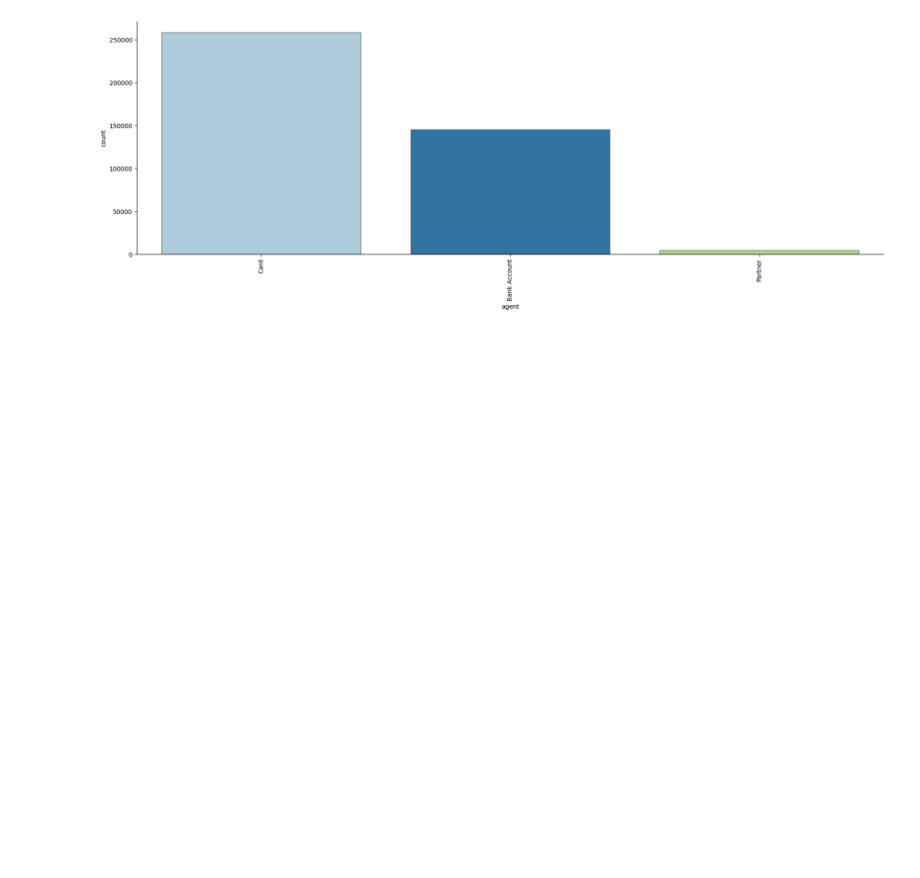
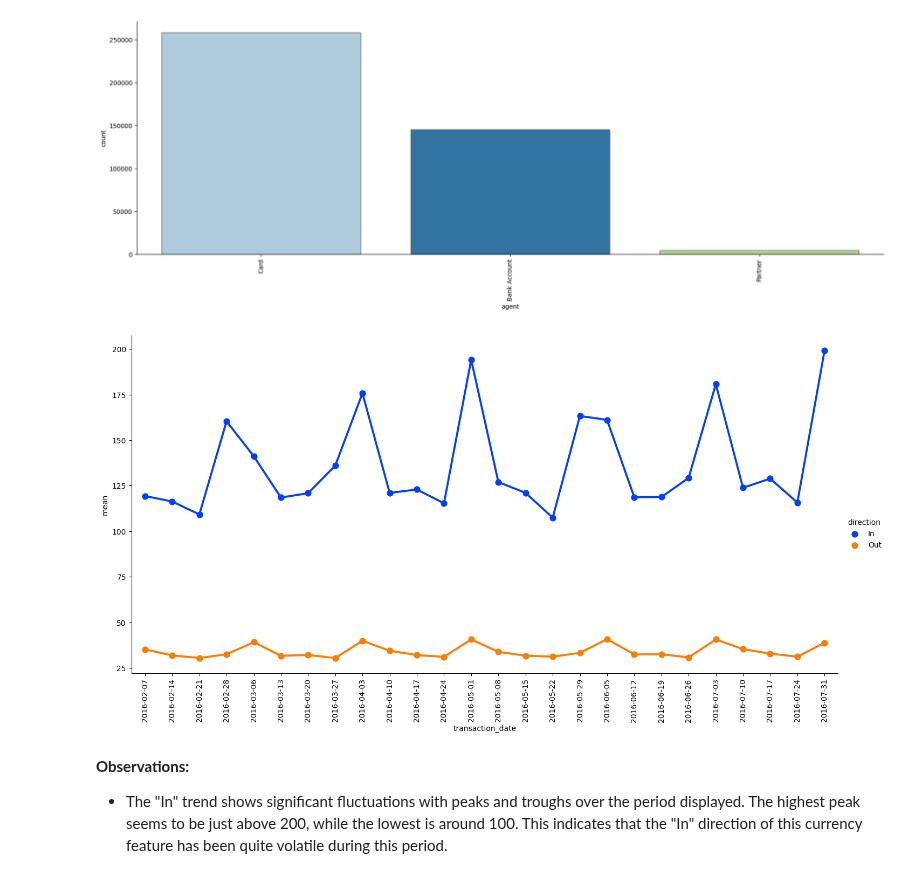
Before and after one commit to ajits-github/TimeSeries_Income_And_Expense_Prediction, a Jupyter notebook: TimeSeries_Income_And_Expense_Prediction.ipynb, the cells around one changed output. Drawn from its saved outputs; the diff is of its cells as text; code cells hidden in the pictures; blank space fills up the shorter version.

```diff
--- a/TimeSeries_Income_And_Expense_Prediction.ipynb
+++ b/TimeSeries_Income_And_Expense_Prediction.ipynb
@@ -762,3 +764,11 @@ plot_bar('direction')
 plot_bar('agent')
 # %% [output]
 [figure]
+# %%
+weekly_currency_trend(feature=['direction'])
+# %% [output]
+[figure, added]
+# %% [markdown]
+**Observations:**
+
+- The "In" trend shows significant fluctuations with peaks and troughs over the period displayed. The highest peak seems to be just above 200, while the lowest is around 100. This indicates that the "In" direction of this currency feature has been quite volatile during this period.
```
Also changed, not shown: parts of 1 cell of this notebook.
